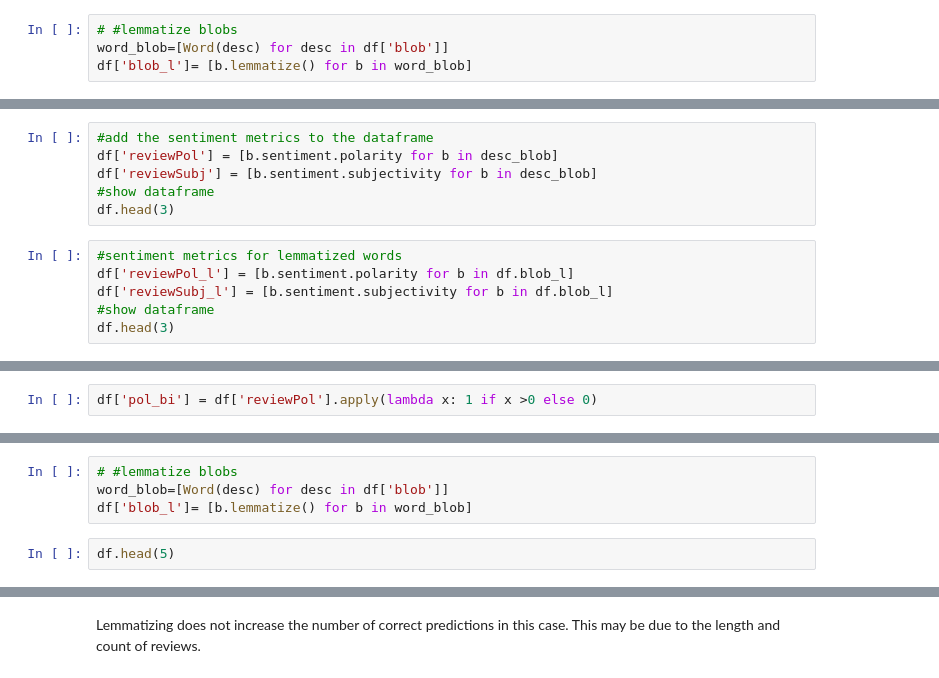
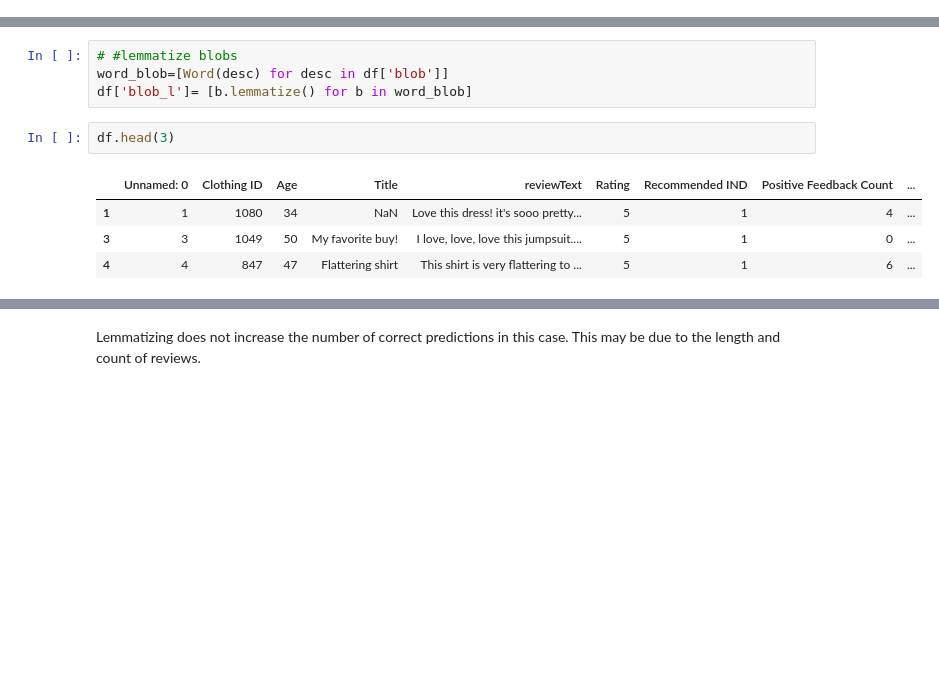
Before and after one commit to llieberson/Women-s-Clothing-Review-NLP-Model, a Jupyter notebook: ClothingReviewsNLPFinal.ipynb, the cells around one changed output, grey strips where cells are left out. Saved outputs shown, nothing was run; the diff lists cells and outputs as text; blank space fills up the shorter version.

```diff
--- a/ClothingReviewsNLPFinal.ipynb
+++ b/ClothingReviewsNLPFinal.ipynb
@@ -524,4 +614,0 @@ df['blob']=df.reviewText.apply(TextBlob)
-# %%
-# #lemmatize blobs
-word_blob=[Word(desc) for desc in df['blob']]
-df['blob_l']= [b.lemmatize() for b in word_blob]
@@ -530,12 +614,0 @@ df.head()
-# %%
-#add the sentiment metrics to the dataframe
-df['reviewPol'] = [b.sentiment.polarity for b in desc_blob]
-df['reviewSubj'] = [b.sentiment.subjectivity for b in desc_blob]
-#show dataframe
-df.head(3)
-# %%
-#sentiment metrics for lemmatized words
-df['reviewPol_l'] = [b.sentiment.polarity for b in df.blob_l]
-df['reviewSubj_l'] = [b.sentiment.subjectivity for b in df.blob_l]
-#show dataframe
-df.head(3)
@@ -555,2 +614,0 @@ df.reviewPol.mean()
-# %%
-df['pol_bi'] = df['reviewPol'].apply(lambda x: 1 if x >0 else 0)
@@ -630,7 +734,12 @@ df['blob']=df.reviewText.apply(TextBlob)
 word_blob=[Word(desc) for desc in df['blob']]
 df['blob_l']= [b.lemmatize() for b in word_blob]
 # %%
-df.head(5)
+df.head(3)
+# %% [output]
+|  | Unnamed: 0 | Clothing ID | Age | Title | reviewText | Rating | Recommended IND | Positive Feedback Count | ... |
+| 1 | 1 | 1080 | 34 | NaN | Love this dress! it's sooo pretty... | 5 | 1 | 4 | ... |
+| 3 | 3 | 1049 | 50 | My favorite buy! | I love, love, love this jumpsuit.... | 5 | 1 | 0 | ... |
+| 4 | 4 | 847 | 47 | Flattering shirt | This shirt is very flattering to ... | 5 | 1 | 6 | ... |
 # %%
 #add the sentiment metrics to the dataframe
 df['reviewPol'] = [b.sentiment.polarity for b in desc_blob]
```
Also changed, not shown: parts of 112 cells of this notebook, 1 other file.
